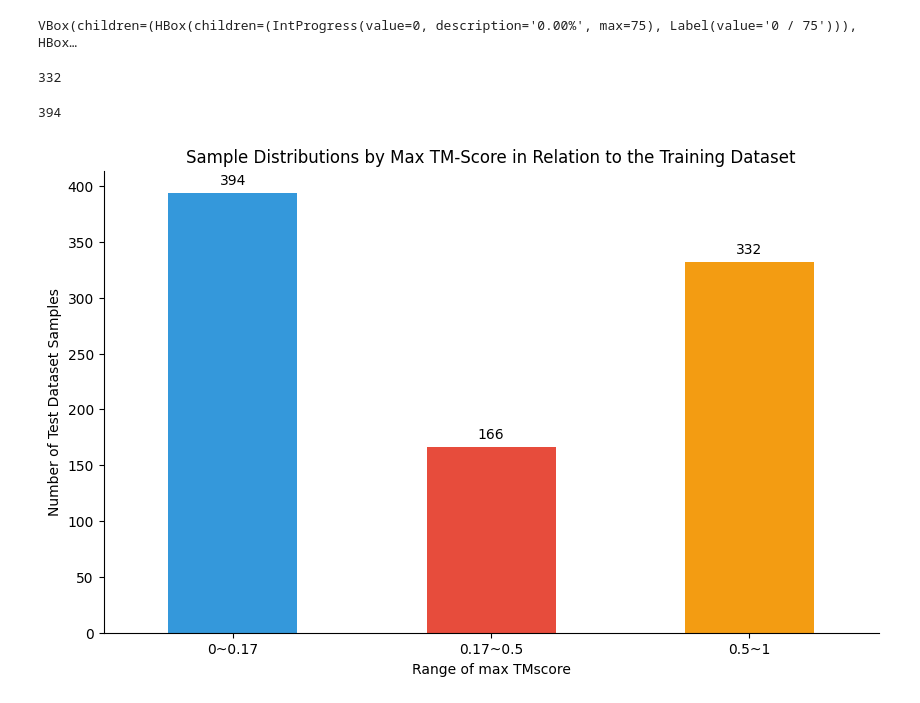
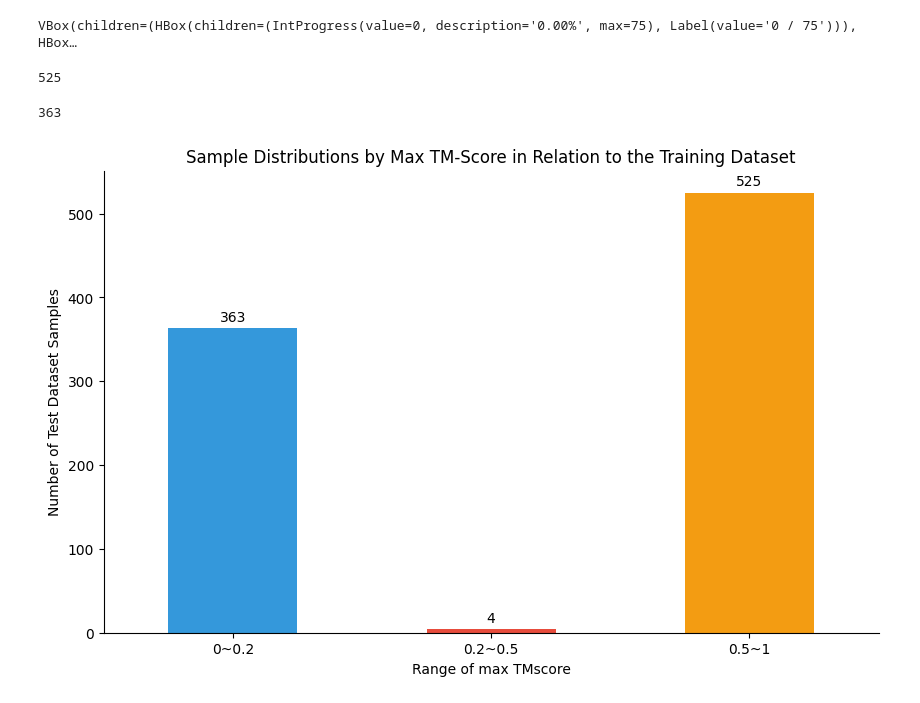
Before and after one commit to wangxr0526/EasIFA, a Jupyter notebook: dataset_preprocess/5.2.check_simiarity_between_test_sample_and_training_set.ipynb, the cells around one changed output. Saved outputs shown, nothing was run; the diff lists cells and outputs as text; code cells hidden in the pictures.

Commit message:
mcsa test split results

```diff
--- a/dataset_preprocess/5.2.check_simiarity_between_test_sample_and_training_set.ipynb
+++ b/dataset_preprocess/5.2.check_simiarity_between_test_sample_and_training_set.ipynb
@@ -362,8 +362,8 @@ defaultdict(list,
              ...})
 # %%
 import subprocess
-tmscore_path='/home/xiaoruiwang/software/TMalign/TMscore'  # 替换为自己下载的TMscore路径
-def calculate_tmscore(pdb_file1, pdb_file2, tmscore_path='TMscore'):
+tmscore_path='/home/xiaoruiwang/software/TMalign/TMalign'  # 替换为自己下载的TMscore路径
+def calculate_tmscore(pdb_file1, pdb_file2, tmscore_path='TMalign'):
     """
     Calculate the TMscore for two PDB files using the TMscore program.
 
@@ -376,22 +376,27 @@ def calculate_tmscore(pdb_file1, pdb_file2, tmscore_path='TMscore'):
     float: The TMscore of the two PDB structures.
     """
     # 构建命令行命令
-    command = [tmscore_path, pdb_file1, pdb_file2]
+    # command = [tmscore_path, pdb_file1, pdb_file2]
+    command = f'{tmscore_path} {pdb_file1} {pdb_file2}'
 
-    # 调用 subprocess.run 来执行 TMscore
-    result = subprocess.run(command, stdout=subprocess.PIPE, text=True)
+    # Execute the command
+    process = subprocess.run(command, shell=True, text=True, capture_output=True)
 
-    # 解析输出，查找TM-score
-    tmscore = None
-    for line in result.stdout.split('\n'):
-        if line.strip().startswith('TM-score'):
-            # print(line.strip())
-            parts = line.split('=')
-            if len(parts) > 1:
-                tmscore = float(parts[1].split()[0])
-                break
+    # Check if the command executed successfully
+    if process.returncode != 0:
+        raise Exception("TMalign failed to execute. Check if TMalign is correctly installed and the paths are set.")
 
-    return tmscore
+    # Get the output from the command
+    output = process.stdout
+
+    # Parse the output to find the TM-score normalized by the length of Chain_2
+    for line in output.split('\n'):
+        if "TM-score=" in line and "length of Chain_2" in line:
+            # Extract the TM-score value from the line
+            tm_score = float(line.split('=')[1].split('(')[0].strip())
+            return tm_score
+
+    raise Exception("TM-score for Chain_2 not found in the output.")
 
 # 调用函数
 # pdb1 = "/home/xiaoruiwang/software/TMalign/PDB2.pdb"
@@ -425,31 +430,31 @@ VBox(children=(HBox(children=(IntProgress(value=0, description='0.00%', max=75),
 # %%
 (test_dataset['max_tmscore'] > 0.5).sum()
 # %% [output]
-332
+525
 # %%
-(test_dataset['max_tmscore'] < 0.17).sum()
+(test_dataset['max_tmscore'] < 0.2).sum()
 # %% [output]
-394
+363
 # %%
-bins = [0, 0.17, 0.5, 1]
-labels = ['0~0.17', '0.17~0.5', '0.5~1']
+bins = [0, 0.2, 0.5, 1]
+labels = ['0~0.2', '0.2~0.5', '0.5~1']
 test_dataset['range'] = pd.cut(test_dataset['max_tmscore'], bins=bins, labels=labels, right=False)
 count_series = test_dataset['range'].value_counts().reindex(labels)
 
 # 绘制柱状图
 plt.figure(figsize=(10, 6))
 ax = count_series.plot(kind='bar', color=['#3498db', '#e74c3c', '#f39c12'])
 ax.spines['top'].set_visible(False)
 ax.spines['right'].set_visible(False)
 for i, count in enumerate(count_series):
     plt.text(i, count + 5, str(count), ha='center', va='bottom')
 plt.title('Sample Distributions by Max TM-Score in Relation to the Training Dataset')
 plt.xlabel('Range of max TMscore')
 plt.ylabel('Number of Test Dataset Samples')
 plt.xticks(rotation=0)
 # plt.grid(axis='y', linestyle='--', alpha=0.7)
 plt.show()
 # %% [output]
-[figure, old version]
+[figure, new version]
 # %%
 test_dataset.to_csv(os.path.join(ec_site_dataset_path, merge_dataset_name_str+f'{max_sample}', 'test_dataset_with_similarity_idx.csv'), index=False)
```
Also changed, not shown: 11 other files.
